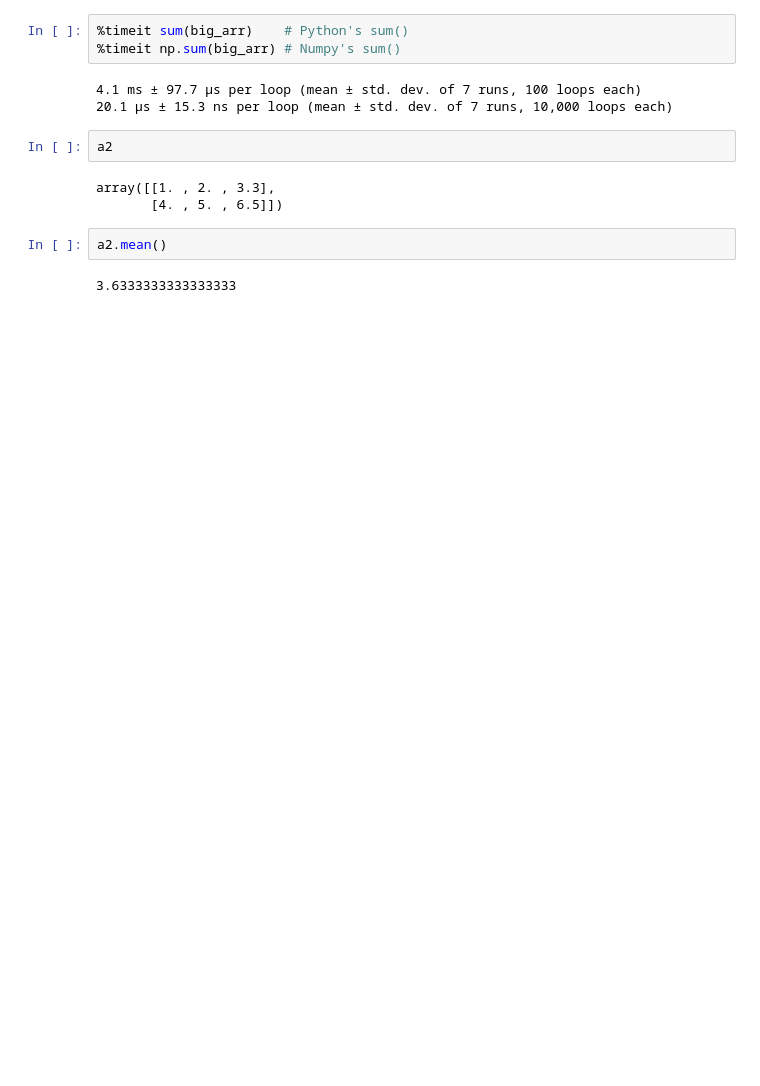
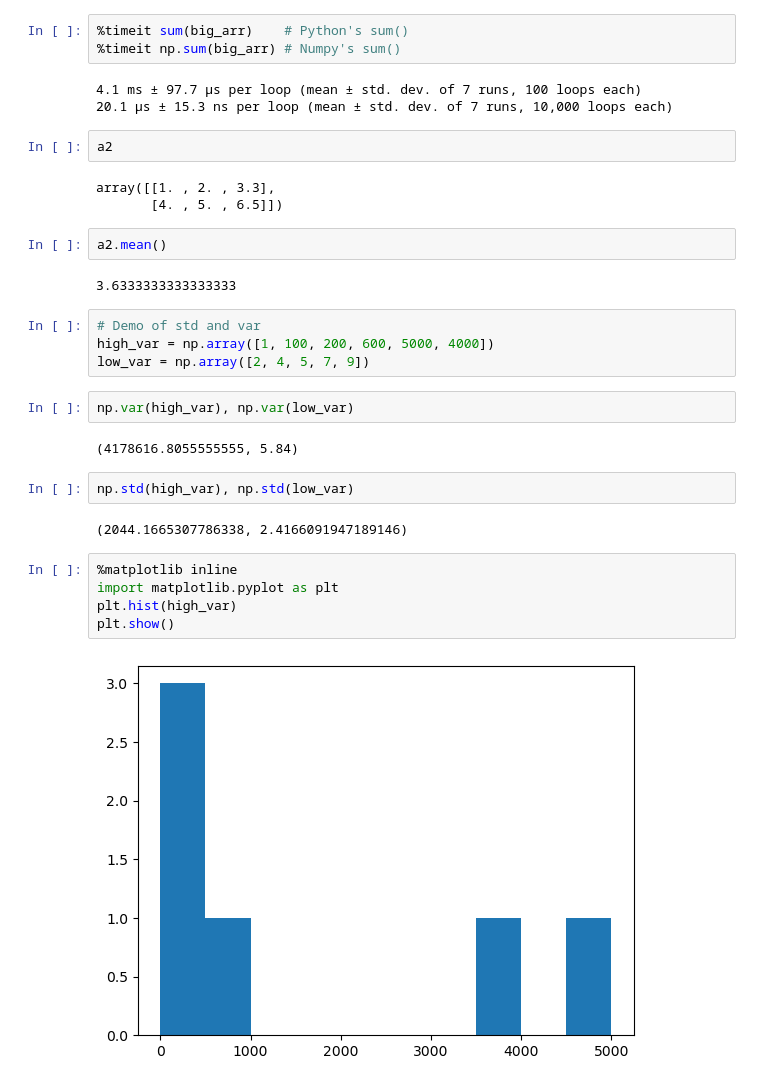
Before and after one commit to oitik/Machine_learning, a Jupyter notebook: introduction-to-numpy.ipynb, the cells around one changed output. Drawn from its saved outputs; the diff is of its cells as text; blank space fills up the shorter version.

```diff
--- a/introduction-to-numpy.ipynb
+++ b/introduction-to-numpy.ipynb
@@ -207,3 +207,22 @@ array([[1. , 2. , 3.3],
 a2.mean()
 # %% [output]
 3.6333333333333333
+# %%
+# Demo of std and var
+high_var = np.array([1, 100, 200, 600, 5000, 4000])
+low_var = np.array([2, 4, 5, 7, 9])
+# %%
+np.var(high_var), np.var(low_var)
+# %% [output]
+(4178616.8055555555, 5.84)
+# %%
+np.std(high_var), np.std(low_var)
+# %% [output]
+(2044.1665307786338, 2.4166091947189146)
+# %%
+%matplotlib inline
+import matplotlib.pyplot as plt
+plt.hist(high_var)
+plt.show()
+# %% [output]
+[figure, added]
```
Also changed, not shown: parts of 54 cells of this notebook, 3 other files.
